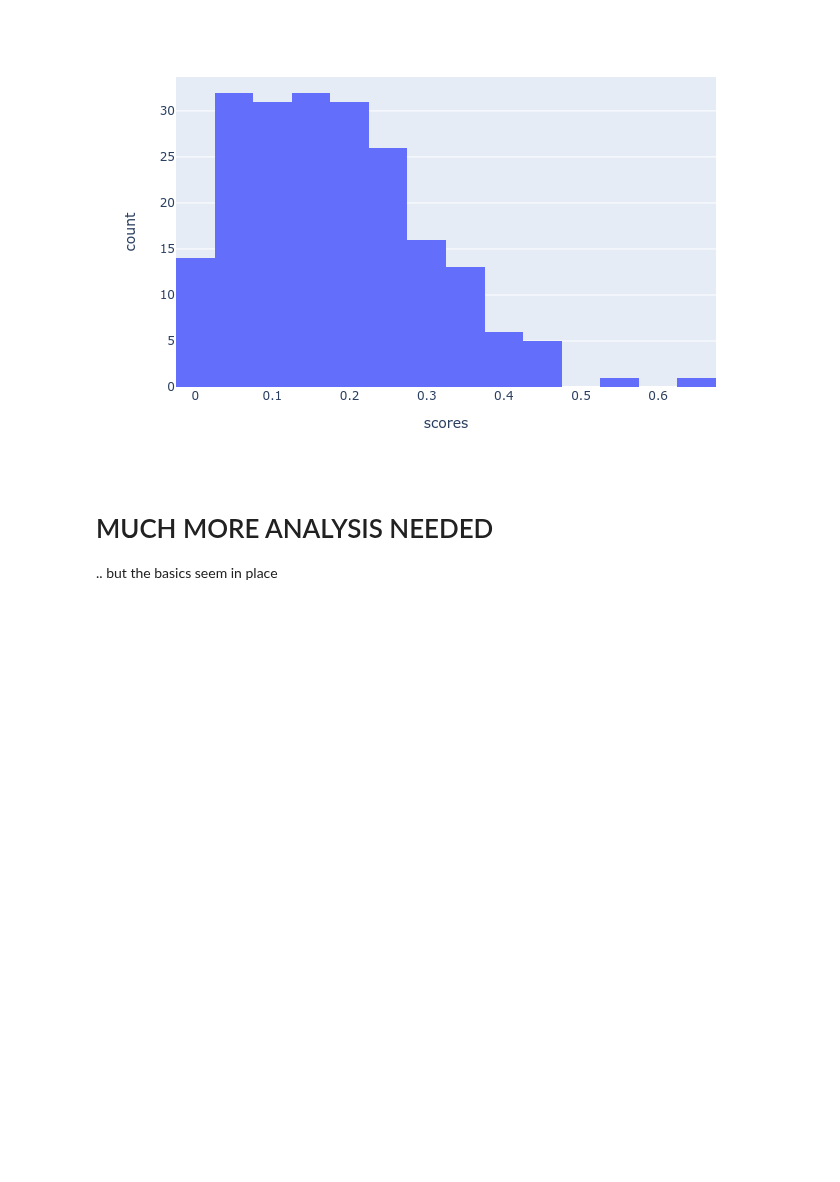
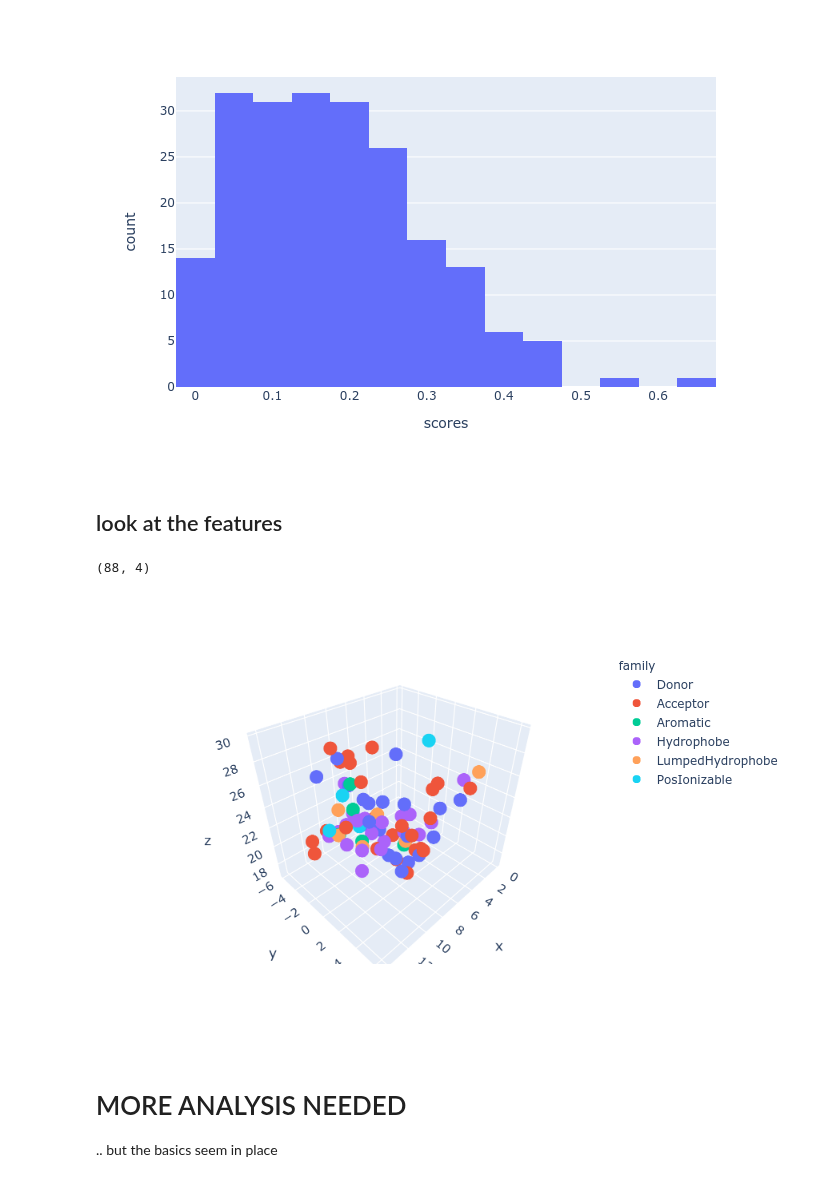
Before and after one commit to tdudgeon/jupyter_mpro, a Jupyter notebook: SuCOSStein.ipynb, the cells around one changed output. Cells and saved outputs as stored; diff of their text form; code cells hidden in the pictures; blank space fills up the shorter version.

```diff
--- a/SuCOSStein.ipynb
+++ b/SuCOSStein.ipynb
@@ -515,6 +511,31 @@ fig.show()
 # As we might expect, a lower distribution of scores when the docking isn't tethered
 # %% [output]
 [figure]
+# %% [markdown]
+## look at the features
+# %%
+families = []
+x_pos = []
+y_pos = []
+z_pos = []
+for feat in merged.GetFeatures():
+    fam = feat.GetFamily()
+    pos = feat.GetPos()
+    families.append(fam)
+    x_pos.append(pos.x)
+    y_pos.append(pos.y)
+    z_pos.append(pos.z)
+
+df_features = pd.DataFrame({'family':families, 'x':x_pos, 'y':y_pos, 'z':z_pos})
+df_features.shape
+# %% [output]
+(88, 4)
+# %%
+fig = px.scatter_3d(df_features, x='x', y='y', z='z',
+              color='family')
+fig.show()
+# %% [output]
+[figure, added]
 # %% [markdown]
-# MUCH MORE ANALYSIS NEEDED
+# MORE ANALYSIS NEEDED
 .. but the basics seem in place
```
Also changed, not shown: parts of 3 cells of this notebook, 1 other file.
